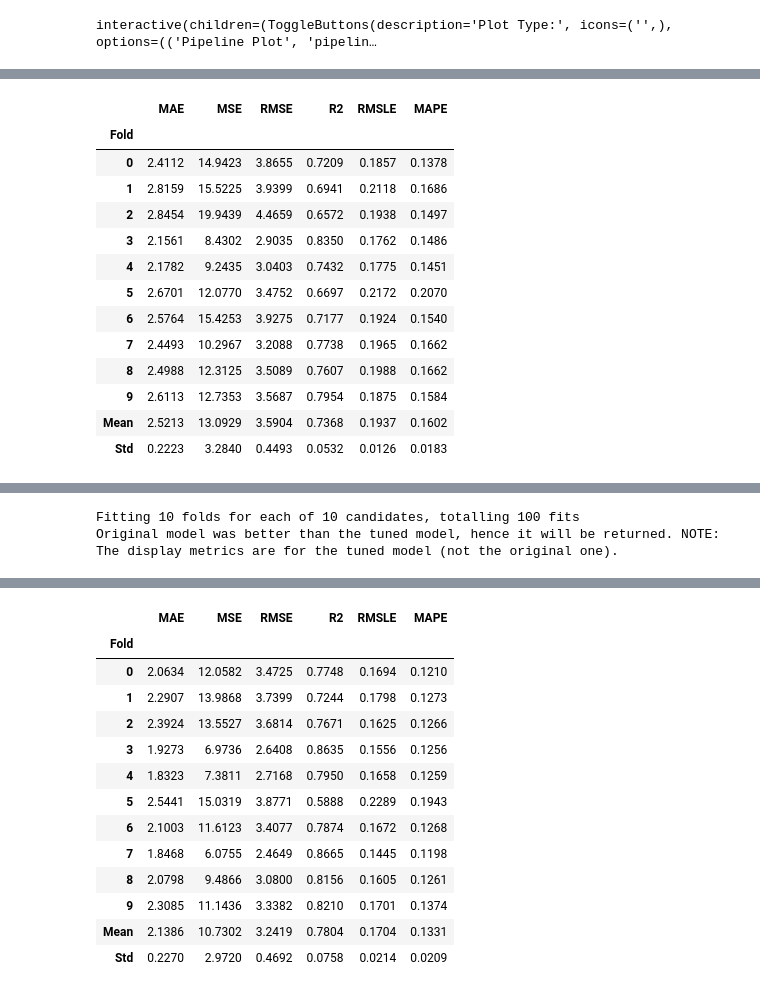
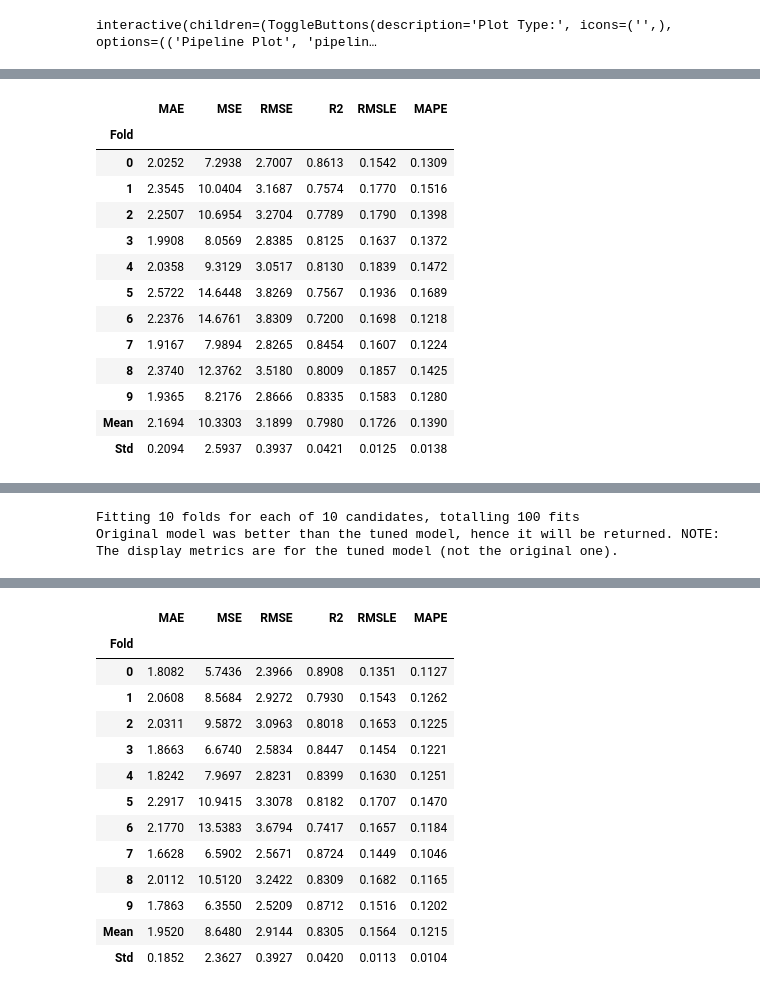
Before and after one commit to jayjiratta/predict_pm2.5, a Jupyter notebook: predict.ipynb, the cells around one changed output, grey strips where cells are left out. Drawn from its saved outputs; the diff is of its cells as text; code cells hidden in the pictures.

```diff
--- a/predict.ipynb
+++ b/predict.ipynb
@@ -77,0 +60,2 @@ lightgbm = create_model('lightgbm')
+# %%
+et = create_model('et')
@@ -110,40 +111,40 @@ predict_model(lightgbm,data=test)
 # %%
-tuned_et = tune_model(lightgbm)
-bagged = ensemble_model(lightgbm , n_estimators=20)
+tuned_et = tune_model(et)
+bagged = ensemble_model(et , n_estimators=20)
 # %% [output]
 [interactive output not drawn]
 |  | MAE | MSE | RMSE | R2 | RMSLE | MAPE |
 | Fold |  |  |  |  |  |  |
-| 0 | 2.4112 | 14.9423 | 3.8655 | 0.7209 | 0.1857 | 0.1378 |
-| 1 | 2.8159 | 15.5225 | 3.9399 | 0.6941 | 0.2118 | 0.1686 |
-| 2 | 2.8454 | 19.9439 | 4.4659 | 0.6572 | 0.1938 | 0.1497 |
-| 3 | 2.1561 | 8.4302 | 2.9035 | 0.8350 | 0.1762 | 0.1486 |
-| 4 | 2.1782 | 9.2435 | 3.0403 | 0.7432 | 0.1775 | 0.1451 |
-| 5 | 2.6701 | 12.0770 | 3.4752 | 0.6697 | 0.2172 | 0.2070 |
-| 6 | 2.5764 | 15.4253 | 3.9275 | 0.7177 | 0.1924 | 0.1540 |
-| 7 | 2.4493 | 10.2967 | 3.2088 | 0.7738 | 0.1965 | 0.1662 |
-| 8 | 2.4988 | 12.3125 | 3.5089 | 0.7607 | 0.1988 | 0.1662 |
-| 9 | 2.6113 | 12.7353 | 3.5687 | 0.7954 | 0.1875 | 0.1584 |
-| Mean | 2.5213 | 13.0929 | 3.5904 | 0.7368 | 0.1937 | 0.1602 |
-| Std | 0.2223 | 3.2840 | 0.4493 | 0.0532 | 0.0126 | 0.0183 |
+| 0 | 2.0252 | 7.2938 | 2.7007 | 0.8613 | 0.1542 | 0.1309 |
+| 1 | 2.3545 | 10.0404 | 3.1687 | 0.7574 | 0.1770 | 0.1516 |
+| 2 | 2.2507 | 10.6954 | 3.2704 | 0.7789 | 0.1790 | 0.1398 |
+| 3 | 1.9908 | 8.0569 | 2.8385 | 0.8125 | 0.1637 | 0.1372 |
+| 4 | 2.0358 | 9.3129 | 3.0517 | 0.8130 | 0.1839 | 0.1472 |
+| 5 | 2.5722 | 14.6448 | 3.8269 | 0.7567 | 0.1936 | 0.1689 |
+| 6 | 2.2376 | 14.6761 | 3.8309 | 0.7200 | 0.1698 | 0.1218 |
+| 7 | 1.9167 | 7.9894 | 2.8265 | 0.8454 | 0.1607 | 0.1224 |
+| 8 | 2.3740 | 12.3762 | 3.5180 | 0.8009 | 0.1857 | 0.1425 |
+| 9 | 1.9365 | 8.2176 | 2.8666 | 0.8335 | 0.1583 | 0.1280 |
+| Mean | 2.1694 | 10.3303 | 3.1899 | 0.7980 | 0.1726 | 0.1390 |
+| Std | 0.2094 | 2.5937 | 0.3937 | 0.0421 | 0.0125 | 0.0138 |
 [interactive output not drawn]
 Fitting 10 folds for each of 10 candidates, totalling 100 fits
 Original model was better than the tuned model, hence it will be returned. NOTE: The display metrics are for the tuned model (not the original one).
 [interactive output not drawn]
 |  | MAE | MSE | RMSE | R2 | RMSLE | MAPE |
 | Fold |  |  |  |  |  |  |
-| 0 | 2.0634 | 12.0582 | 3.4725 | 0.7748 | 0.1694 | 0.1210 |
-| 1 | 2.2907 | 13.9868 | 3.7399 | 0.7244 | 0.1798 | 0.1273 |
-| 2 | 2.3924 | 13.5527 | 3.6814 | 0.7671 | 0.1625 | 0.1266 |
-| 3 | 1.9273 | 6.9736 | 2.6408 | 0.8635 | 0.1556 | 0.1256 |
-| 4 | 1.8323 | 7.3811 | 2.7168 | 0.7950 | 0.1658 | 0.1259 |
-| 5 | 2.5441 | 15.0319 | 3.8771 | 0.5888 | 0.2289 | 0.1943 |
-| 6 | 2.1003 | 11.6123 | 3.4077 | 0.7874 | 0.1672 | 0.1268 |
-| 7 | 1.8468 | 6.0755 | 2.4649 | 0.8665 | 0.1445 | 0.1198 |
-| 8 | 2.0798 | 9.4866 | 3.0800 | 0.8156 | 0.1605 | 0.1261 |
-| 9 | 2.3085 | 11.1436 | 3.3382 | 0.8210 | 0.1701 | 0.1374 |
-| Mean | 2.1386 | 10.7302 | 3.2419 | 0.7804 | 0.1704 | 0.1331 |
-| Std | 0.2270 | 2.9720 | 0.4692 | 0.0758 | 0.0214 | 0.0209 |
+| 0 | 1.8082 | 5.7436 | 2.3966 | 0.8908 | 0.1351 | 0.1127 |
+| 1 | 2.0608 | 8.5684 | 2.9272 | 0.7930 | 0.1543 | 0.1262 |
+| 2 | 2.0311 | 9.5872 | 3.0963 | 0.8018 | 0.1653 | 0.1225 |
+| 3 | 1.8663 | 6.6740 | 2.5834 | 0.8447 | 0.1454 | 0.1221 |
+| 4 | 1.8242 | 7.9697 | 2.8231 | 0.8399 | 0.1630 | 0.1251 |
+| 5 | 2.2917 | 10.9415 | 3.3078 | 0.8182 | 0.1707 | 0.1470 |
+| 6 | 2.1770 | 13.5383 | 3.6794 | 0.7417 | 0.1657 | 0.1184 |
+| 7 | 1.6628 | 6.5902 | 2.5671 | 0.8724 | 0.1449 | 0.1046 |
+| 8 | 2.0112 | 10.5120 | 3.2422 | 0.8309 | 0.1682 | 0.1165 |
+| 9 | 1.7863 | 6.3550 | 2.5209 | 0.8712 | 0.1516 | 0.1202 |
+| Mean | 1.9520 | 8.6480 | 2.9144 | 0.8305 | 0.1564 | 0.1215 |
+| Std | 0.1852 | 2.3627 | 0.3927 | 0.0420 | 0.0113 | 0.0104 |
 [interactive output not drawn]
 # %%
 predict_model(bagged,data=test)
```
Also changed, not shown: parts of 12 cells of this notebook.
